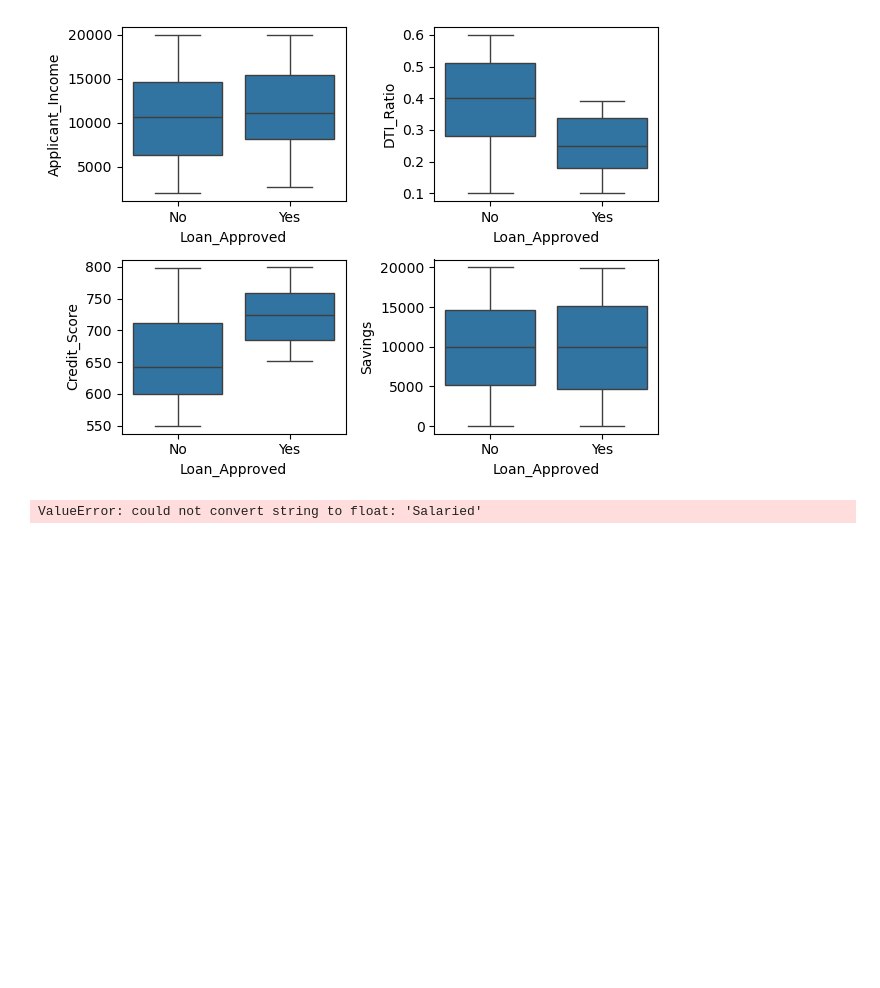
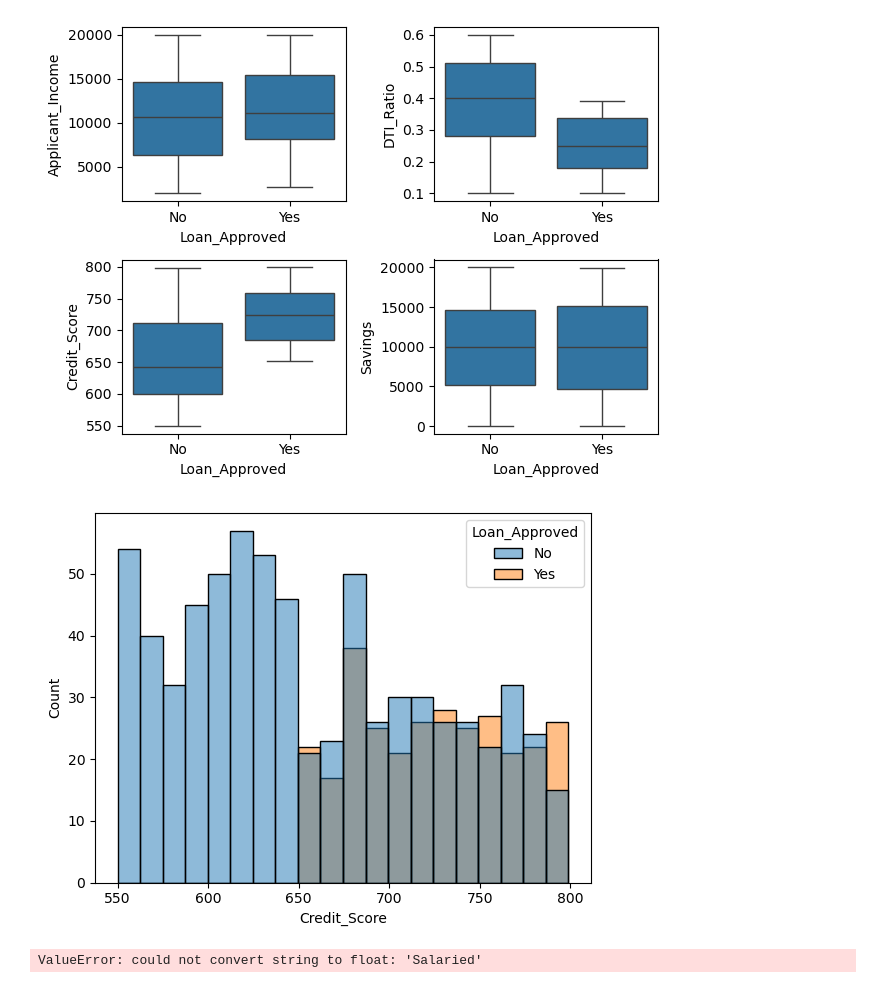
Before and after one commit to Sahil-Pasalkar101/Credit-Wise-Loan-System, a Jupyter notebook: code.ipynb, the cells around one changed output. Cells and saved outputs as stored; diff of their text form; code cells hidden in the pictures; blank space fills up the shorter version.

Commit message:
Histplot

```diff
--- a/code.ipynb
+++ b/code.ipynb
@@ -125,6 +125,15 @@ plt.tight_layout()
 plt.show();
 # %% [output]
 [figure]
+# %%
+sns.histplot(
+    data=data,
+    x ="Credit_Score",
+    hue="Loan_Approved",
+    bins=20
+);
+# %% [output]
+[figure, added]
 # %%
 # Split into features and label
 X = data.drop(columns=["Loan_Approved"],axis=1)
```
